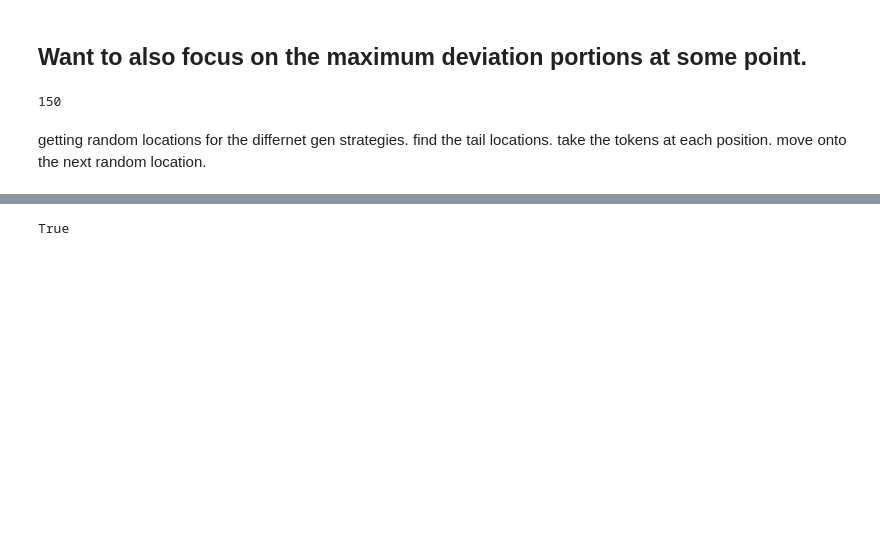
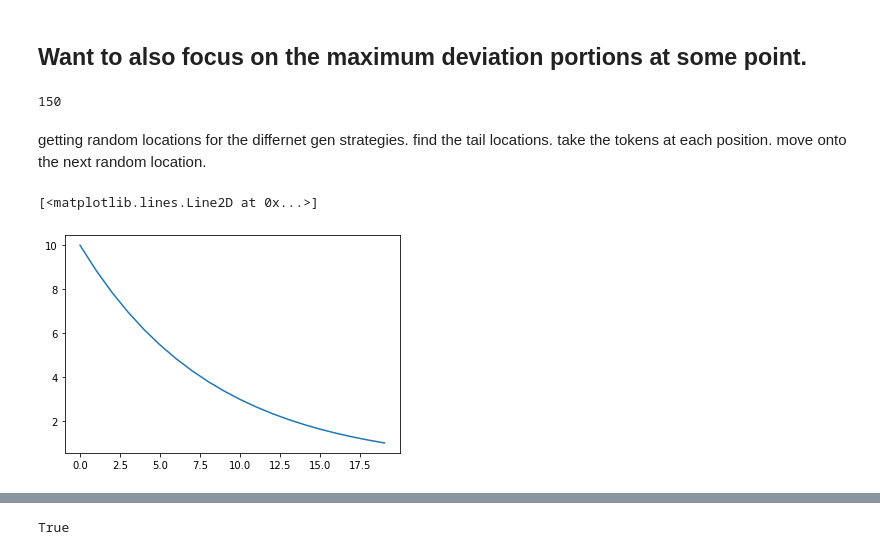
Before and after one commit to TrentBrick/tail-sampling, a Jupyter notebook: ProbabilityLocations-EvaluateSamples.ipynb, the cells around one changed output, grey strips where cells are left out. Cells and saved outputs as stored; diff of their text form; code cells hidden in the pictures; blank space fills up the shorter version.

```diff
--- a/ProbabilityLocations-EvaluateSamples.ipynb
+++ b/ProbabilityLocations-EvaluateSamples.ipynb
@@ -116,6 +116,11 @@ reload(utils)
 from utils import *
 # %%
 enc = encoder.get_encoder(model_name, models_dir)
+# %%
+plt.plot(np.arange(20), np.logspace(1,0,20))
+# %% [output]
+[<matplotlib.lines.Line2D at 0x...>]
+[figure, added]
 # %%
 # applying all analyses to the logits.
 prompt_length = 100
```
Also changed, not shown: parts of 10 cells of this notebook, 5 other files.
